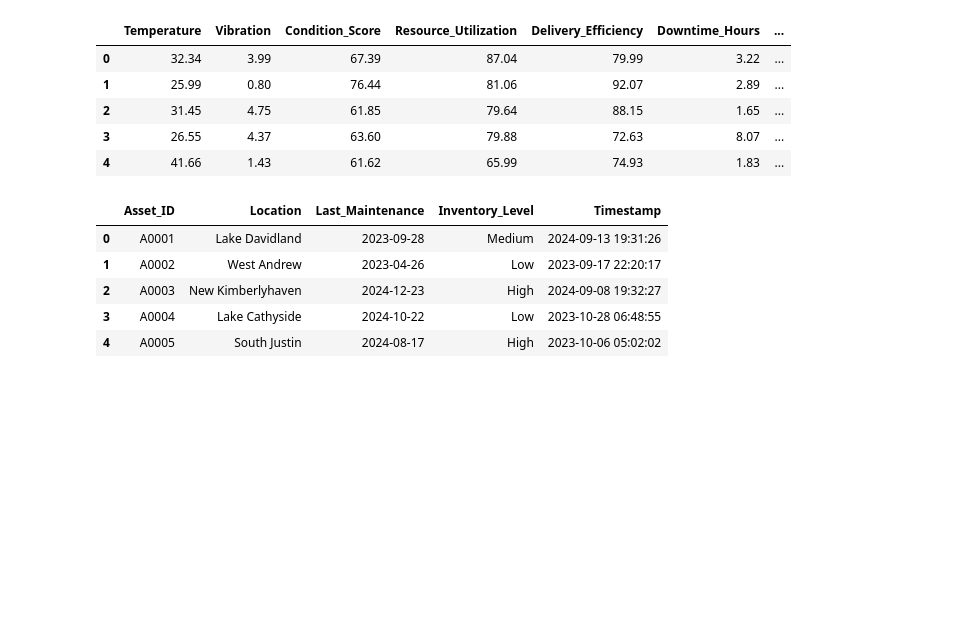
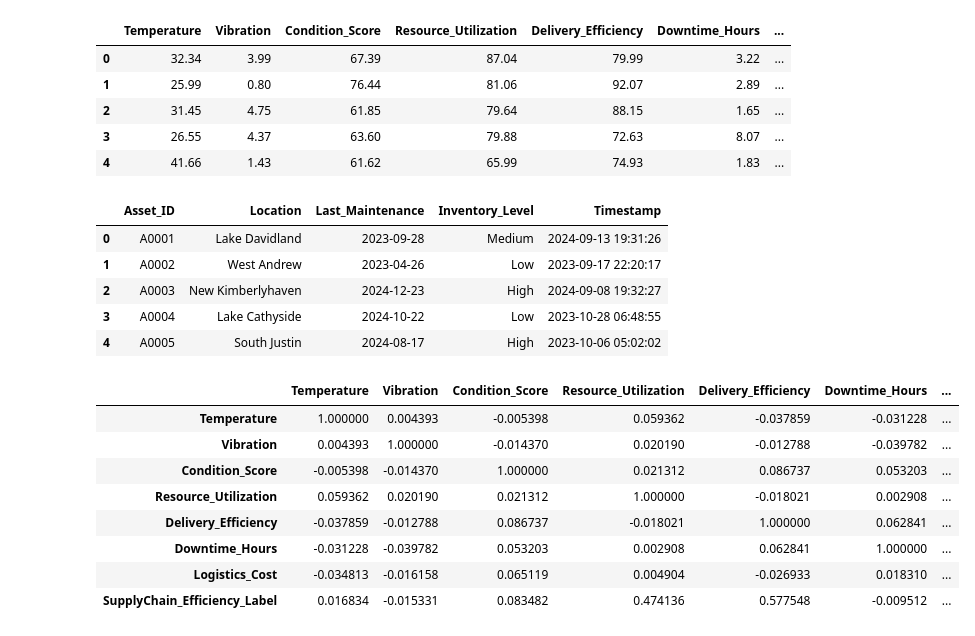
Before and after one commit to Vishesh-coder/AI_ML, a Jupyter notebook: EDA/eda.ipynb, the cells around one changed output. Saved outputs shown, nothing was run; the diff lists cells and outputs as text; code cells hidden in the pictures; blank space fills up the shorter version.

```diff
--- a/EDA/eda.ipynb
+++ b/EDA/eda.ipynb
@@ -190,3 +204,15 @@ category_df.head()
 | 2 | A0003 | New Kimberlyhaven | 2024-12-23 | High | 2024-09-08 19:32:27 |
 | 3 | A0004 | Lake Cathyside | 2024-10-22 | Low | 2023-10-28 06:48:55 |
 | 4 | A0005 | South Justin | 2024-08-17 | High | 2023-10-06 05:02:02 |
+# %%
+numeric_df.corr()
+# %% [output]
+|  | Temperature | Vibration | Condition_Score | Resource_Utilization | Delivery_Efficiency | Downtime_Hours | ... |
+| Temperature | 1.000000 | 0.004393 | -0.005398 | 0.059362 | -0.037859 | -0.031228 | ... |
+| Vibration | 0.004393 | 1.000000 | -0.014370 | 0.020190 | -0.012788 | -0.039782 | ... |
+| Condition_Score | -0.005398 | -0.014370 | 1.000000 | 0.021312 | 0.086737 | 0.053203 | ... |
+| Resource_Utilization | 0.059362 | 0.020190 | 0.021312 | 1.000000 | -0.018021 | 0.002908 | ... |
+| Delivery_Efficiency | -0.037859 | -0.012788 | 0.086737 | -0.018021 | 1.000000 | 0.062841 | ... |
+| Downtime_Hours | -0.031228 | -0.039782 | 0.053203 | 0.002908 | 0.062841 | 1.000000 | ... |
+| Logistics_Cost | -0.034813 | -0.016158 | 0.065119 | 0.004904 | -0.026933 | 0.018310 | ... |
+| SupplyChain_Efficiency_Label | 0.016834 | -0.015331 | 0.083482 | 0.474136 | 0.577548 | -0.009512 | ... |
```
Also changed, not shown: parts of 3 cells of this notebook.
